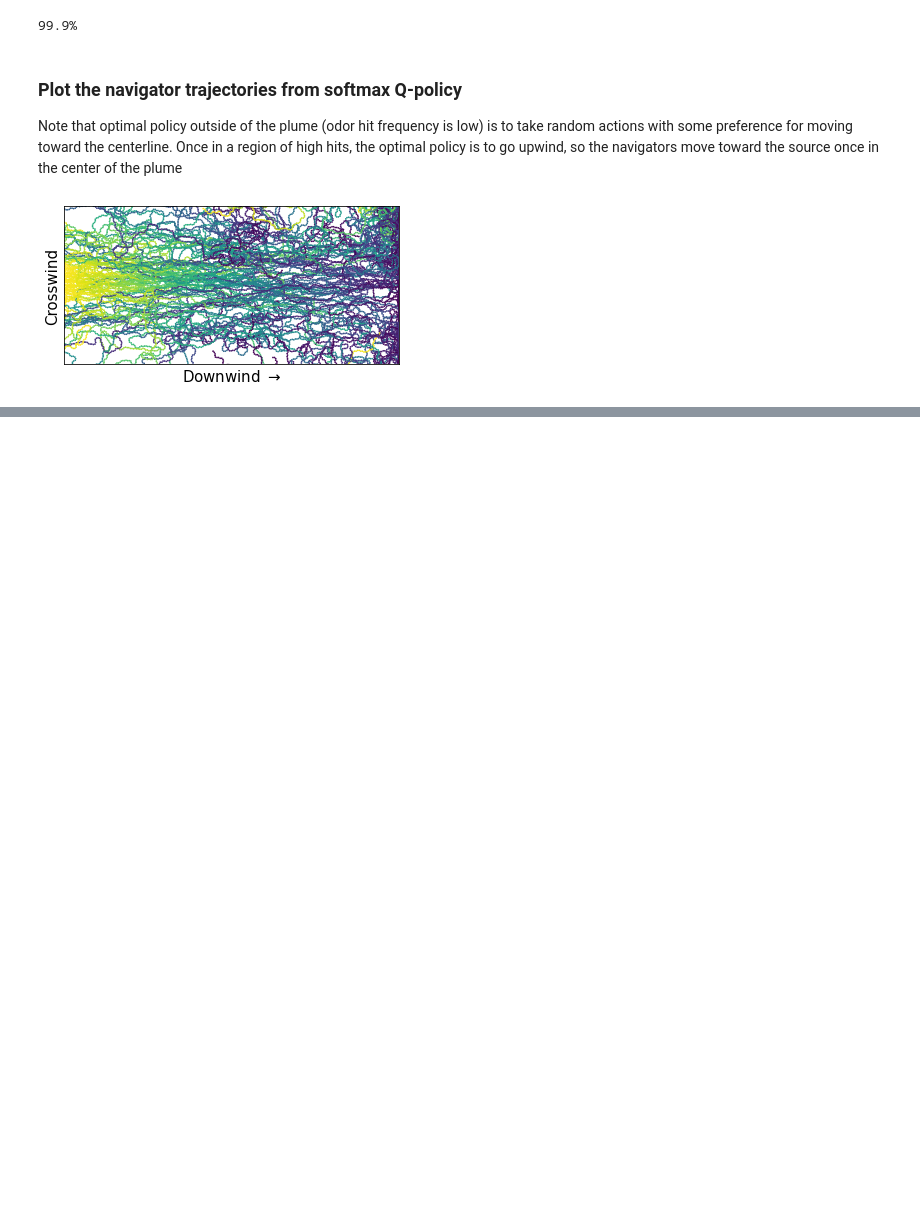
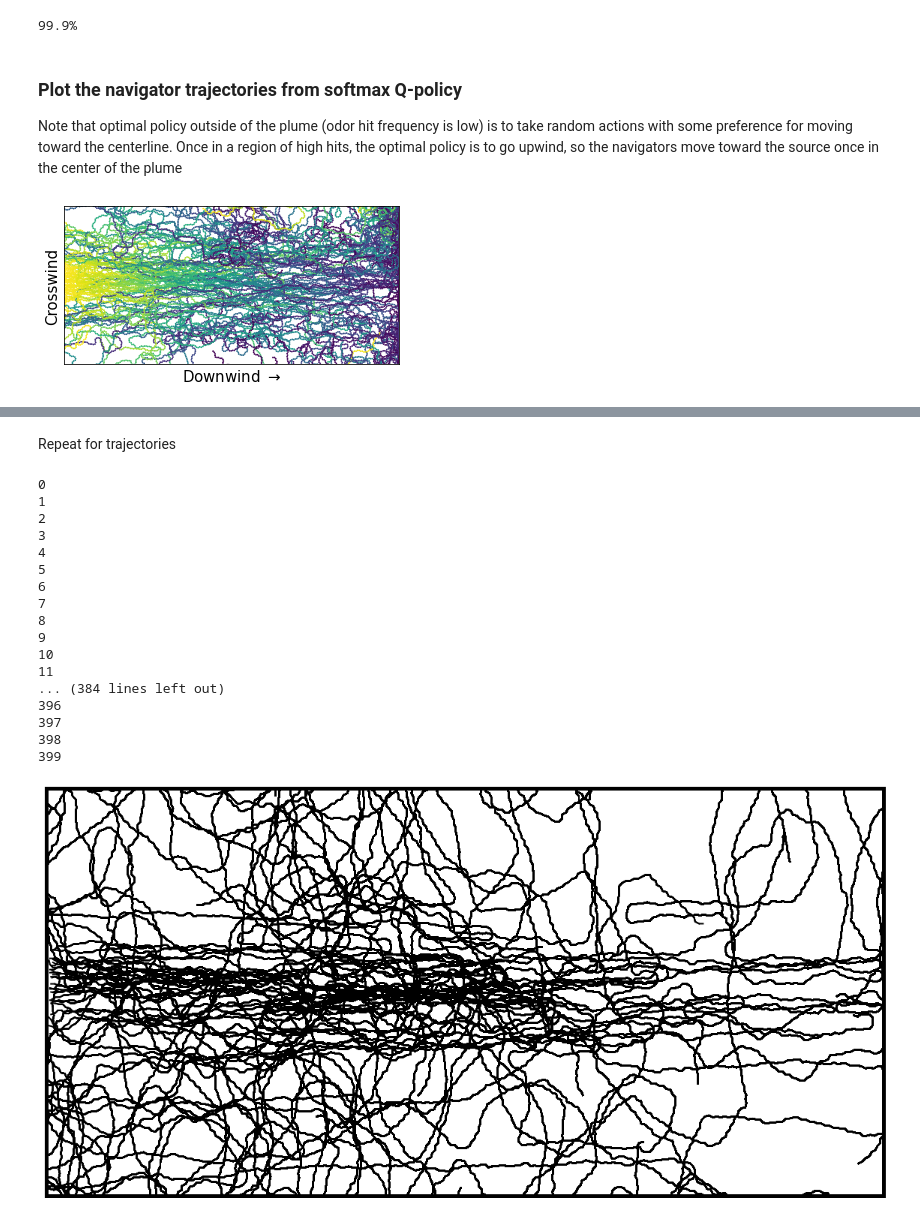
Before and after one commit to niragkadakia/odor-plume-reinforcement-learning, a Jupyter notebook: stochastic-turning model.ipynb, the cells around one changed output, grey strips where cells are left out. Saved outputs shown, nothing was run; the diff lists cells and outputs as text; code cells hidden in the pictures; blank space fills up the shorter version.

```diff
--- a/stochastic-turning model.ipynb
+++ b/stochastic-turning model.ipynb
@@ -232,0 +318,66 @@ plt.show()
+# %% [markdown]
+Repeat for trajectories
+# %%
+xs_plot = np.empty((steps_to_src, a.num_walkers))*np.nan
+ys_plot = np.empty((steps_to_src, a.num_walkers))*np.nan
+for iW in range(a.num_walkers):
+    if path_lengths[iW] < steps_to_src:
+        xs_plot[:, iW] = np.nan
+        ys_plot[:, iW] = np.nan
+    else:
+        xs_plot[:, iW] = xs[path_lengths[iW] - nums:path_lengths[iW], iW]
+        ys_plot[:, iW] = ys[path_lengths[iW] - nums:path_lengths[iW], iW]
+# %%
+plot_every = 10
+
+fig = plt.figure()
+ax = fig.add_subplot(111)
+fig.set_size_inches(20, 10)
+video = None
+for frm in range(400):
+    print (frm, end=" ", flush=True)
+
+    # Plot regularly in matplotlib first
+    plt.plot(xs_plot[:frm, ::plot_every], ys_plot[:frm, ::plot_every],
+             color='k', lw=2)
+    fig.canvas.draw()
+
+    # Save to pixelated array
+    data = np.frombuffer(fig.canvas.tostring_rgb(), dtype=np.uint8)
+    data = data.reshape(fig.canvas.get_width_height()[::-1] + (3,))
+
+    # Opencv video container must have same shape as data
+    if video is None:
+        fourcc = cv2.VideoWriter_fourcc('X','V','I','D')
+        video = cv2.VideoWriter('out2.avi', fourcc, 60,
+                                (data.shape[1], data.shape[0]))
+        plt.xlim(150, 1000)
+        plt.ylim(450 - 200, 450 + 200)
+        plt.xticks([])
+        plt.yticks([])
+        for axis in ['right','top', 'bottom', 'left']:
+              ax.spines[axis].set_linewidth(5)
+
+    # Video image contains all trajectories up to this frame
+    video.write(data)
+
+video.release()
+# %% [output]
+0
+1
+2
+3
+4
+5
+6
+7
+8
+9
+10
+11
+... (384 lines left out)
+396
+397
+398
+399
+[figure, added]
```
Also changed, not shown: parts of 11 cells of this notebook, 10 other files.
